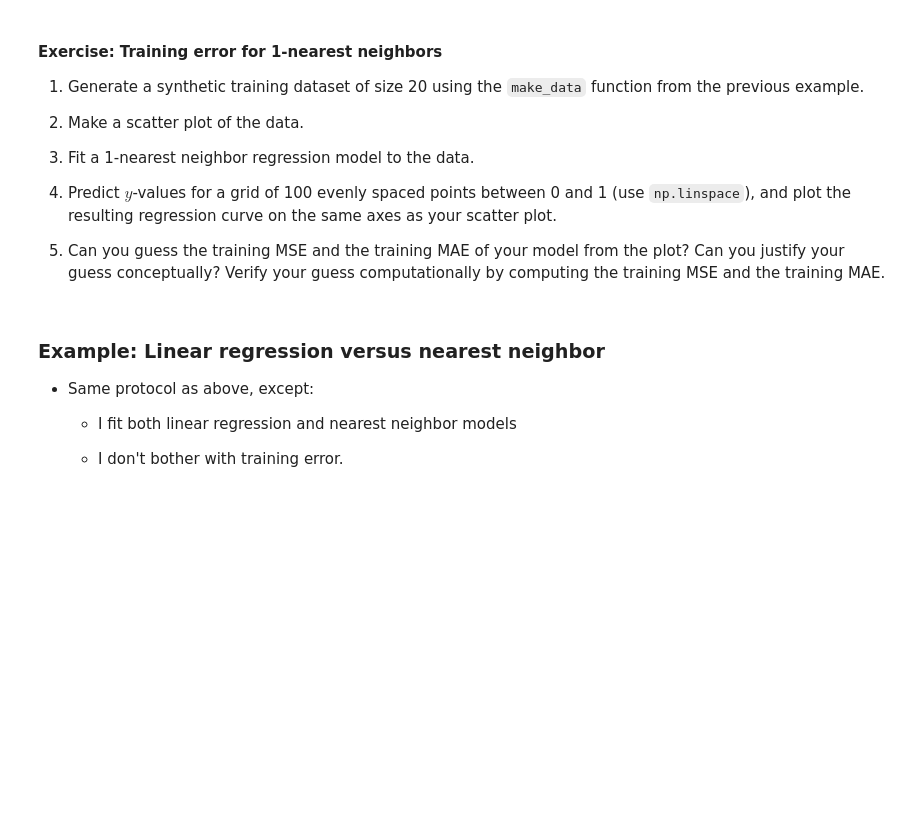
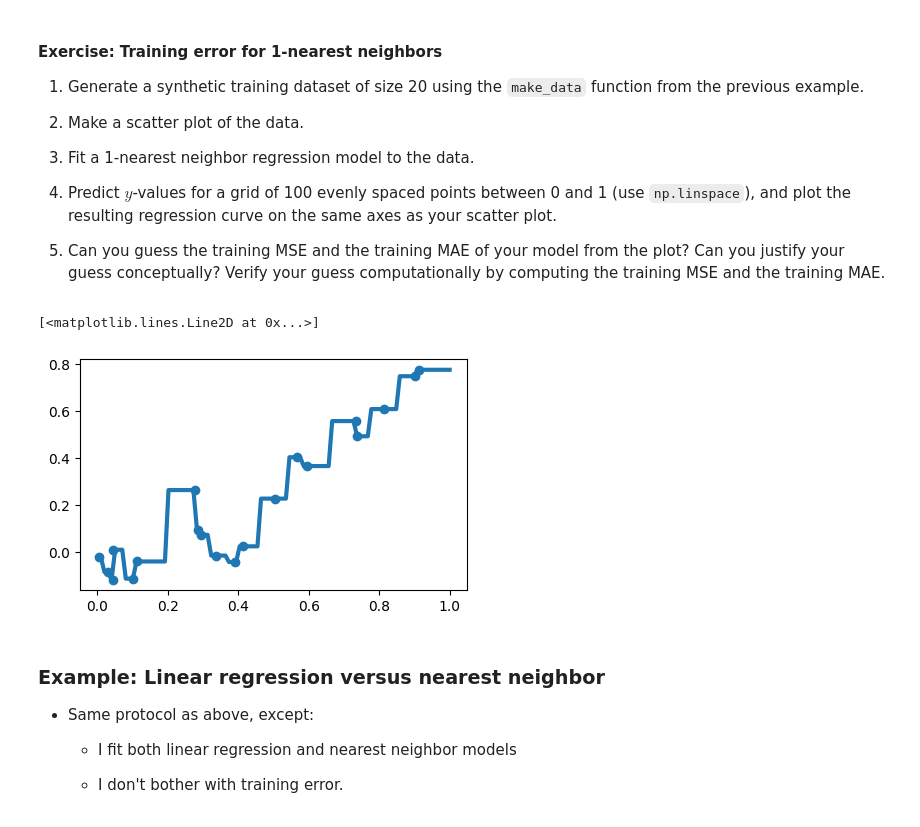
Before and after one commit to venkateshsoundar/DATA607W2025, a Jupyter notebook: lecture02.ipynb, the cells around one changed output. Cells and saved outputs as stored; diff of their text form; code cells hidden in the pictures; blank space fills up the shorter version.

```diff
--- a/lecture02.ipynb
+++ b/lecture02.ipynb
@@ -297,6 +298,34 @@ plt.show()
 4. Predict $y$-values for a grid of 100 evenly spaced points between 0 and 1 (use `np.linspace`), and plot the resulting regression curve on the same axes as your scatter plot.
 
 5. Can you guess the training MSE and the training MAE of your model from the plot? Can you justify your guess conceptually? Verify your guess computationally by computing the training MSE and the training MAE.
+# %%
+from sklearn.neighbors import KNeighborsRegressor
+
+
+def f(x):
+    return x**2
+
+
+def make_data(n, sigma=0.1, random_state=None):
+    rng = np.random.default_rng(random_state)
+    x = rng.uniform(size=n)
+    y = f(x) + sigma * rng.normal(size=n)
+    return x, y
+
+
+x_train, y_train = make_data(20)
+plt.figure(figsize=(5, 3))
+plt.scatter(x_train, y_train)
+
+model = KNeighborsRegressor(n_neighbors=1)
+model.fit(x_train.reshape(-1, 1), y_train)
+
+u = np.linspace(0, 1, 100)
+v = model.predict(u.reshape(-1, 1))
+plt.plot(u, v, lw=3)
+# %% [output]
+[<matplotlib.lines.Line2D at 0x...>]
+[figure, added]
 # %% [markdown]
 ### Example: Linear regression versus nearest neighbor
 
```
Also changed, not shown: parts of 5 cells of this notebook, 1 other file.
